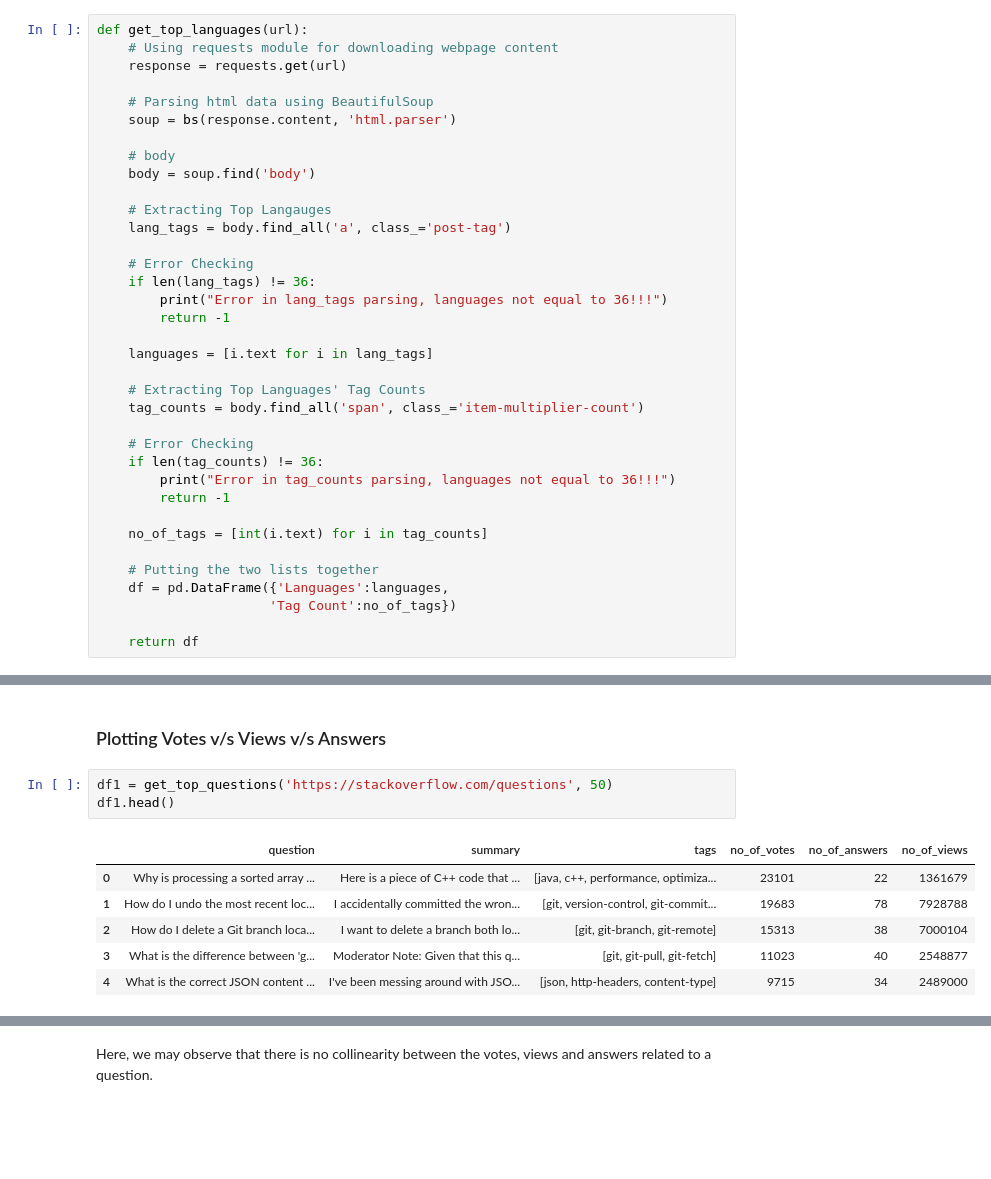
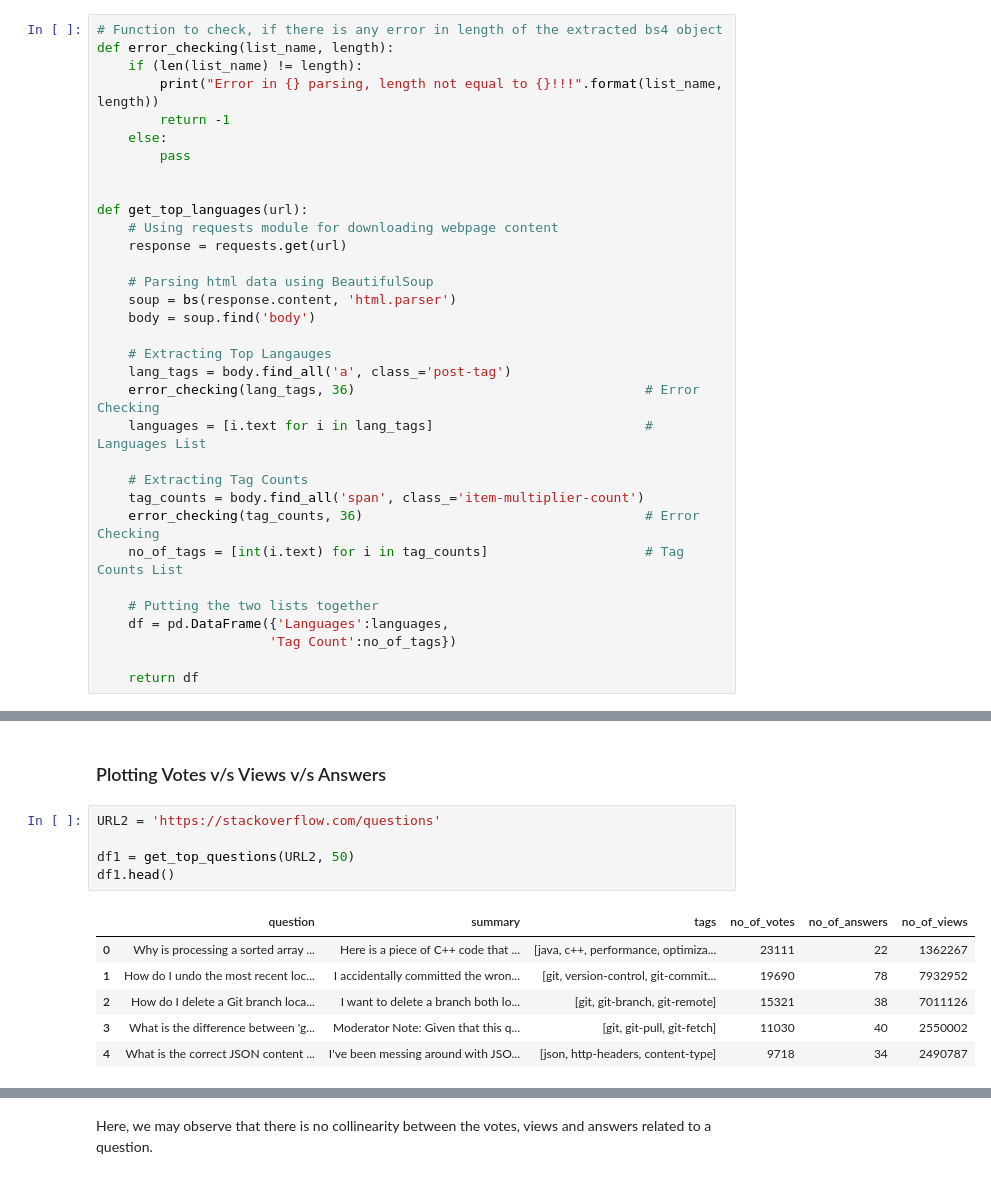
Before and after one commit to nveenverma/Projects, a Jupyter notebook: Exploring StackOverflow/main.ipynb, the cells around one changed output, grey strips where cells are left out. Drawn from its saved outputs; the diff is of its cells as text; blank space fills up the shorter version.

```diff
--- a/Exploring StackOverflow/main.ipynb
+++ b/Exploring StackOverflow/main.ipynb
@@ -162,33 +160,30 @@ To make a DataFrame, we need to pass both the lists (in dictionary form) as argu
 # %%
+# Function to check, if there is any error in length of the extracted bs4 object
+def error_checking(list_name, length):
+    if (len(list_name) != length):
+        print("Error in {} parsing, length not equal to {}!!!".format(list_name, length))
+        return -1
+    else:
+        pass
+
+
 def get_top_languages(url):
     # Using requests module for downloading webpage content
     response = requests.get(url)
 
     # Parsing html data using BeautifulSoup
     soup = bs(response.content, 'html.parser')
-
-    # body
     body = soup.find('body')
 
     # Extracting Top Langauges
     lang_tags = body.find_all('a', class_='post-tag')
+    error_checking(lang_tags, 36)                                     # Error Checking
+    languages = [i.text for i in lang_tags]                           # Languages List
 
-    # Error Checking
-    if len(lang_tags) != 36:
-        print("Error in lang_tags parsing, languages not equal to 36!!!")
-        return -1
-
-    languages = [i.text for i in lang_tags]
-
-    # Extracting Top Languages' Tag Counts
+    # Extracting Tag Counts
     tag_counts = body.find_all('span', class_='item-multiplier-count')
-
-    # Error Checking
-    if len(tag_counts) != 36:
-        print("Error in tag_counts parsing, languages not equal to 36!!!")
-        return -1
-
-    no_of_tags = [int(i.text) for i in tag_counts]
+    error_checking(tag_counts, 36)                                    # Error Checking
+    no_of_tags = [int(i.text) for i in tag_counts]                    # Tag Counts List
 
     # Putting the two lists together
     df = pd.DataFrame({'Languages':languages,
@@ -573,15 +506,17 @@ def get_top_questions(url, question_count):
 # %% [markdown]
 ### <a id='2.8'>Plotting Votes v/s Views v/s Answers</a>
 # %%
-df1 = get_top_questions('https://stackoverflow.com/questions', 50)
+URL2 = 'https://stackoverflow.com/questions'
+
+df1 = get_top_questions(URL2, 50)
 df1.head()
 # %% [output]
 |  | question | summary | tags | no_of_votes | no_of_answers | no_of_views |
-| 0 | Why is processing a sorted array ... | Here is a piece of C++ code that ... | [java, c++, performance, optimiza... | 23101 | 22 | 1361679 |
-| 1 | How do I undo the most recent loc... | I accidentally committed the wron... | [git, version-control, git-commit... | 19683 | 78 | 7928788 |
-| 2 | How do I delete a Git branch loca... | I want to delete a branch both lo... | [git, git-branch, git-remote] | 15313 | 38 | 7000104 |
-| 3 | What is the difference between 'g... | Moderator Note: Given that this q... | [git, git-pull, git-fetch] | 11023 | 40 | 2548877 |
-| 4 | What is the correct JSON content ... | I've been messing around with JSO... | [json, http-headers, content-type] | 9715 | 34 | 2489000 |
+| 0 | Why is processing a sorted array ... | Here is a piece of C++ code that ... | [java, c++, performance, optimiza... | 23111 | 22 | 1362267 |
+| 1 | How do I undo the most recent loc... | I accidentally committed the wron... | [git, version-control, git-commit... | 19690 | 78 | 7932952 |
+| 2 | How do I delete a Git branch loca... | I want to delete a branch both lo... | [git, git-branch, git-remote] | 15321 | 38 | 7011126 |
+| 3 | What is the difference between 'g... | Moderator Note: Given that this q... | [git, git-pull, git-fetch] | 11030 | 40 | 2550002 |
+| 4 | What is the correct JSON content ... | I've been messing around with JSO... | [json, http-headers, content-type] | 9718 | 34 | 2490787 |
 # %%
 f, ax = plt.subplots(3, 1, figsize=(12, 8))
 
```
Also changed, not shown: parts of 40 cells of this notebook, 6 other files.
